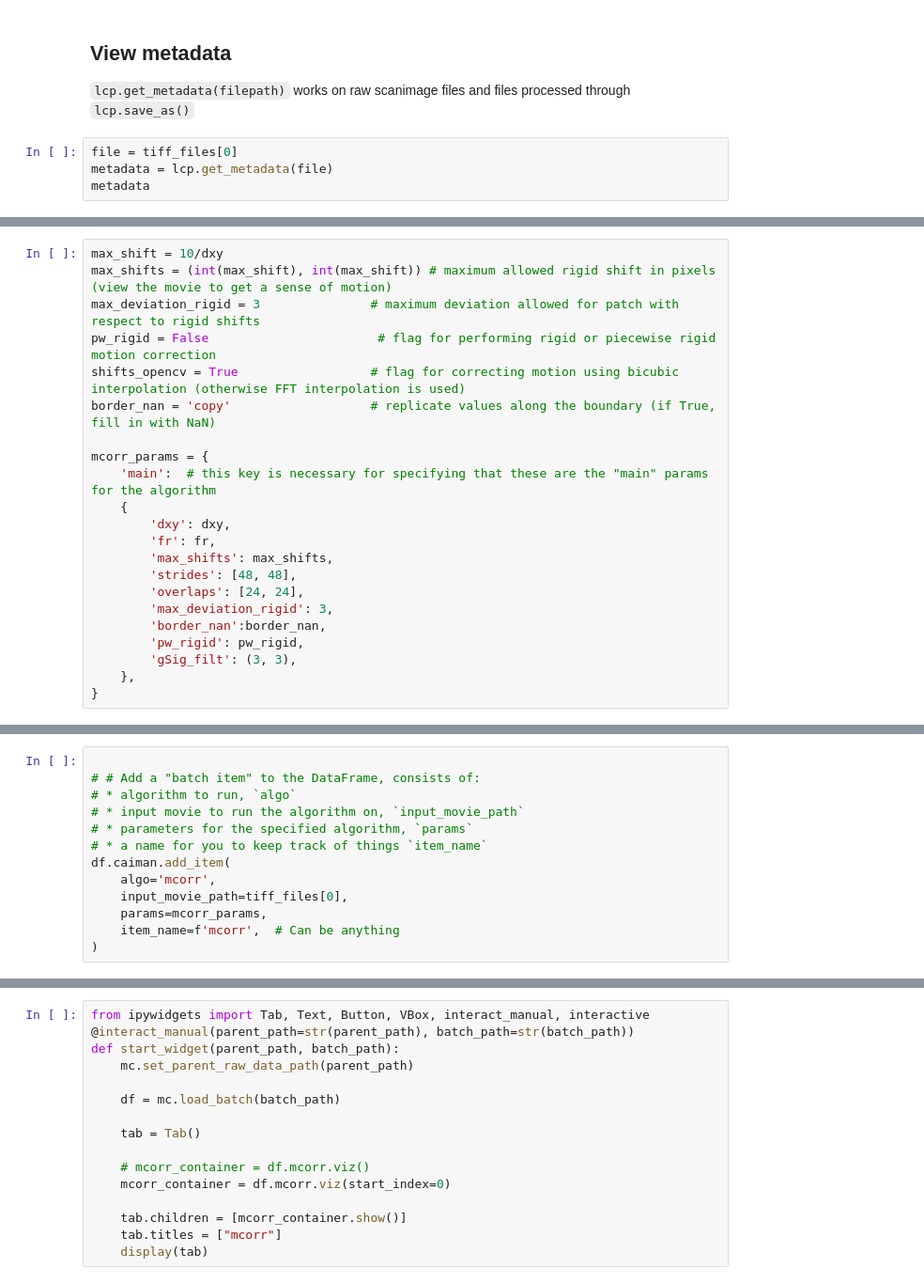
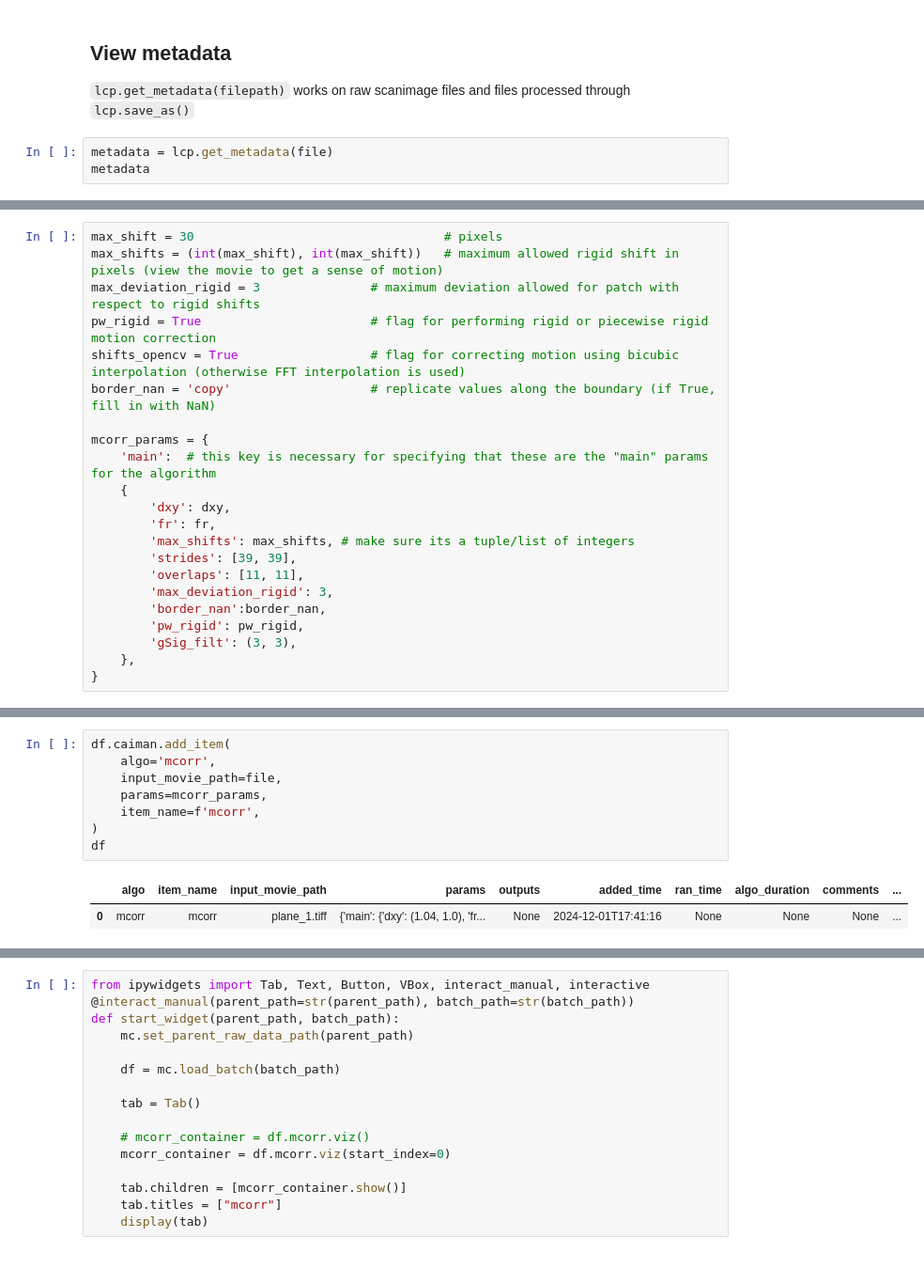
Before and after one commit to MillerBrainObservatory/LBM-CaImAn-Python, a Jupyter notebook: demos/notebooks/motion_correction.ipynb, the cells around one changed output, grey strips where cells are left out. Shown at 94% size. Cells and saved outputs as stored; diff of their text form.

```diff
--- a/demos/notebooks/motion_correction.ipynb
+++ b/demos/notebooks/motion_correction.ipynb
@@ -144,7 +110,6 @@ data = tifffile.imread(tiff_files[0])
 
 `lcp.get_metadata(filepath)` works on raw scanimage files and files processed through `lcp.save_as()`
 # %%
-file = tiff_files[0]
 metadata = lcp.get_metadata(file)
 metadata
 # %% [output]
@@ -219,8 +229,8 @@ fr
 # %%
-max_shift = 10/dxy
-max_shifts = (int(max_shift), int(max_shift)) # maximum allowed rigid shift in pixels (view the movie to get a sense of motion)
+max_shift = 30                                  # pixels
+max_shifts = (int(max_shift), int(max_shift))   # maximum allowed rigid shift in pixels (view the movie to get a sense of motion)
 max_deviation_rigid = 3               # maximum deviation allowed for patch with respect to rigid shifts
-pw_rigid = False                       # flag for performing rigid or piecewise rigid motion correction
+pw_rigid = True                       # flag for performing rigid or piecewise rigid motion correction
 shifts_opencv = True                  # flag for correcting motion using bicubic interpolation (otherwise FFT interpolation is used)
 border_nan = 'copy'                   # replicate values along the boundary (if True, fill in with NaN)
 
@@ -229,9 +239,9 @@ mcorr_params = {
     {
         'dxy': dxy,
         'fr': fr,
-        'max_shifts': max_shifts,
-        'strides': [48, 48],
-        'overlaps': [24, 24],
+        'max_shifts': max_shifts, # make sure its a tuple/list of integers
+        'strides': [39, 39],
+        'overlaps': [11, 11],
         'max_deviation_rigid': 3,
         'border_nan':border_nan,
         'pw_rigid': pw_rigid,
@@ -241,13 +287,11 @@ mcorr_params = {
 # %%
-
-# # Add a "batch item" to the DataFrame, consists of:
-# * algorithm to run, `algo`
-# * input movie to run the algorithm on, `input_movie_path`
-# * parameters for the specified algorithm, `params`
-# * a name for you to keep track of things `item_name`
 df.caiman.add_item(
     algo='mcorr',
-    input_movie_path=tiff_files[0],
+    input_movie_path=file,
     params=mcorr_params,
-    item_name=f'mcorr',  # Can be anything
+    item_name=f'mcorr',
 )
+df
+# %% [output]
+|  | algo | item_name | input_movie_path | params | outputs | added_time | ran_time | algo_duration | comments | ... |
+| 0 | mcorr | mcorr | plane_1.tiff | {'main': {'dxy': (1.04, 1.0), 'fr... | None | 2024-12-01T17:41:16 | None | None | None | ... |
```
Also changed, not shown: parts of 40 cells of this notebook.
